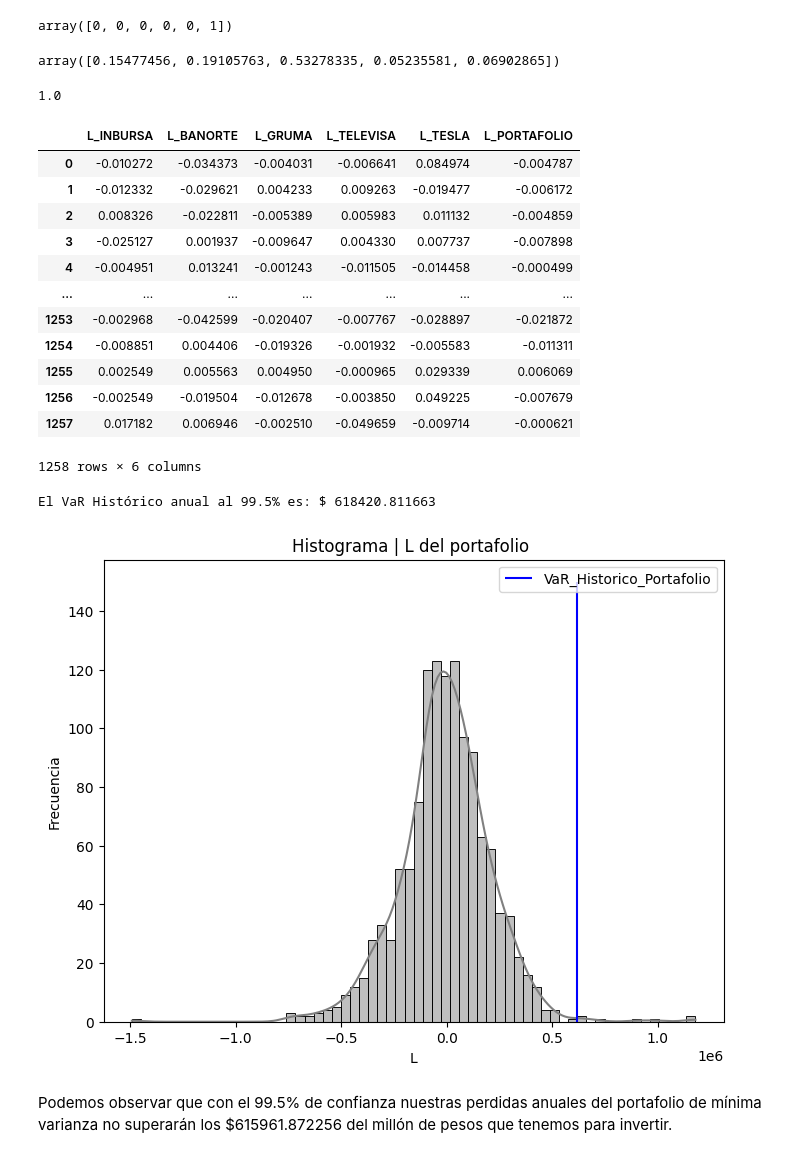
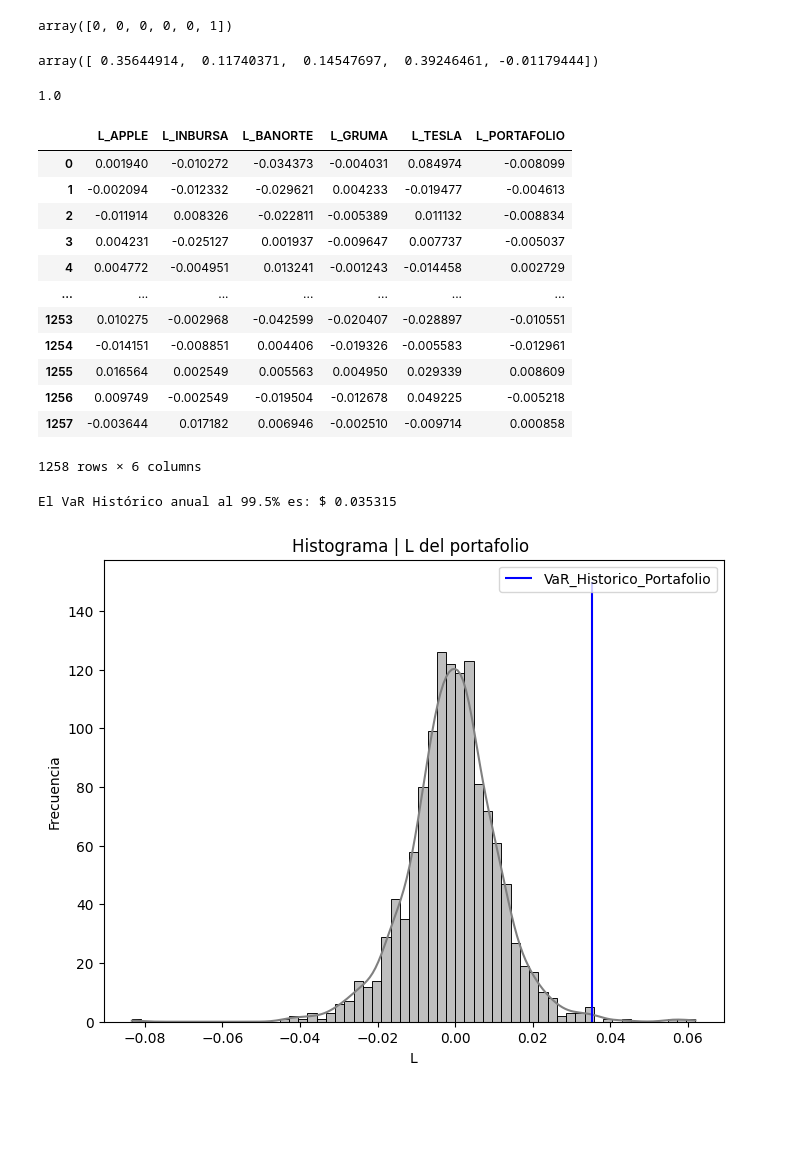
Before and after one commit to ArmandoActuaria524/University_Projects, a Jupyter notebook: Proyecto_VaR.ipynb, the cells around one changed output. Cells and saved outputs as stored; diff of their text form; code cells hidden in the pictures; blank space fills up the shorter version.

```diff
--- a/Proyecto_VaR.ipynb
+++ b/Proyecto_VaR.ipynb
@@ -488,6 +466,6 @@ df_1
 1259 rows × 6 columns
 # %%
-df_1.columns = ['Fecha', 'INBURSA' ,'BANORTE','GRUMA', 'TELEVISA','TESLA']
+df_1.columns = ['Fecha', 'APPLE','INBURSA' ,'BANORTE','GRUMA','TESLA']
 # %%
 for i in df_1.columns[1:]:
   df_1[i + '_rend'] = np.log(df_1[i]/df_1[i].shift(1))
@@ -526,8 +504,8 @@ rend_anual2
 | E_TESLA | 0.001596 |
 # %%
 #Matriz de Varianzas y covarianza
-matriz_var2 = df_1[['INBURSA_rend' ,'BANORTE_rend','GRUMA_rend', 'TELEVISA_rend','TESLA_rend']].cov().values
-mvc2=pd.DataFrame(matriz_var2,index=['INBURSA' ,'BANORTE','GRUMA', 'TELEVISA','TESLA'],columns=['INBURSA' ,'BANORTE','GRUMA', 'TELEVISA','TESLA'])
+matriz_var2 = df_1[['APPLE_rend','INBURSA_rend' ,'BANORTE_rend','GRUMA_rend','TESLA_rend']].cov().values
+mvc2=pd.DataFrame(matriz_var2,index=['APPLE','INBURSA' ,'BANORTE','GRUMA','TESLA'],columns=['APPLE','INBURSA' ,'BANORTE','GRUMA','TESLA'])
 
 mvc2
 # %% [output]
@@ -565,7 +543,7 @@ array([0, 0, 0, 0, 0, 1])
 w_mv2 = np.dot(np.linalg.inv(matriz_var_ext2), aux2)[:-1]
 w_mv2
 # %% [output]
-array([0.15477456, 0.19105763, 0.53278335, 0.05235581, 0.06902865])
+array([ 0.35644914,  0.11740371,  0.14547697,  0.39246461, -0.01179444])
 # %%
 sum(w_mv2) #Confirmamos que si suma 1
 # %% [output]
@@ -573,45 +551,45 @@ sum(w_mv2) #Confirmamos que si suma 1
 # %%
 data=pd.DataFrame()
 # %%
+#Creamos la funcion de perdidas y ganancias de cada emisora
+data['L_APPLE']=-df_1['APPLE_rend']
 data['L_INBURSA']=-df_1['INBURSA_rend']
 data['L_BANORTE']=-df_1['BANORTE_rend']
 data['L_GRUMA']=-df_1['GRUMA_rend']
-data['L_TELEVISA']=-df_1['TELEVISA_rend']
 data['L_TESLA']=-df_1['TESLA_rend']
 # %%
-data['L_PORTAFOLIO']=w_mv2[0]*data['L_INBURSA']+w_mv2[1]*data['L_BANORTE']+w_mv2[2]*data['L_GRUMA']+w_mv2[3]*data['L_TELEVISA']+w_mv2[4]*data['L_TESLA']
+#Utilizando el portafolio de mínima varianza y las L de cada emisora creamos la función de péridas y ganancias del portafolio
+data['L_PORTAFOLIO']=w_mv2[0]*data['L_APPLE']+w_mv2[1]*data['L_INBURSA']+w_mv2[2]*data['L_BANORTE']+w_mv2[3]*data['L_GRUMA']+w_mv2[4]*data['L_TESLA']
 data
 # %% [output]
-|  | L_INBURSA | L_BANORTE | L_GRUMA | L_TELEVISA | L_TESLA | L_PORTAFOLIO |
-| 0 | -0.010272 | -0.034373 | -0.004031 | -0.006641 | 0.084974 | -0.004787 |
-| 1 | -0.012332 | -0.029621 | 0.004233 | 0.009263 | -0.019477 | -0.006172 |
-| 2 | 0.008326 | -0.022811 | -0.005389 | 0.005983 | 0.011132 | -0.004859 |
-| 3 | -0.025127 | 0.001937 | -0.009647 | 0.004330 | 0.007737 | -0.007898 |
-| 4 | -0.004951 | 0.013241 | -0.001243 | -0.011505 | -0.014458 | -0.000499 |
+|  | L_APPLE | L_INBURSA | L_BANORTE | L_GRUMA | L_TESLA | L_PORTAFOLIO |
+| 0 | 0.001940 | -0.010272 | -0.034373 | -0.004031 | 0.084974 | -0.008099 |
+| 1 | -0.002094 | -0.012332 | -0.029621 | 0.004233 | -0.019477 | -0.004613 |
+| 2 | -0.011914 | 0.008326 | -0.022811 | -0.005389 | 0.011132 | -0.008834 |
+| 3 | 0.004231 | -0.025127 | 0.001937 | -0.009647 | 0.007737 | -0.005037 |
+| 4 | 0.004772 | -0.004951 | 0.013241 | -0.001243 | -0.014458 | 0.002729 |
 | ... | ... | ... | ... | ... | ... | ... |
-| 1253 | -0.002968 | -0.042599 | -0.020407 | -0.007767 | -0.028897 | -0.021872 |
-| 1254 | -0.008851 | 0.004406 | -0.019326 | -0.001932 | -0.005583 | -0.011311 |
-| 1255 | 0.002549 | 0.005563 | 0.004950 | -0.000965 | 0.029339 | 0.006069 |
-| 1256 | -0.002549 | -0.019504 | -0.012678 | -0.003850 | 0.049225 | -0.007679 |
-| 1257 | 0.017182 | 0.006946 | -0.002510 | -0.049659 | -0.009714 | -0.000621 |
+| 1253 | 0.010275 | -0.002968 | -0.042599 | -0.020407 | -0.028897 | -0.010551 |
+| 1254 | -0.014151 | -0.008851 | 0.004406 | -0.019326 | -0.005583 | -0.012961 |
+| 1255 | 0.016564 | 0.002549 | 0.005563 | 0.004950 | 0.029339 | 0.008609 |
+| 1256 | 0.009749 | -0.002549 | -0.019504 | -0.012678 | 0.049225 | -0.005218 |
+| 1257 | -0.003644 | 0.017182 | 0.006946 | -0.002510 | -0.009714 | 0.000858 |
 1258 rows × 6 columns
 # %%
 #VaR Historico
-VaR_Historico =math.sqrt(252)*( np.percentile(data['L_PORTAFOLIO'], 99.5))*1000000
+VaR_Historico =( np.percentile(data['L_PORTAFOLIO'], 99.5))
 print("El VaR Histórico anual al " + str((99.5)) + '% es: $', str(np.round(VaR_Historico,6)))
 
 
 #Grafico de Histograma de L
 plt.figure(figsize=(8,6))
-sns.histplot(data=math.sqrt(252)* data['L_PORTAFOLIO']*1000000, kde= True,color = 'gray')
+sns.histplot(data=data['L_PORTAFOLIO'], kde= True,color = 'gray')
 plt.vlines(x=VaR_Historico, ymin = 0, ymax=150, color = 'blue',label='VaR_Historico_Portafolio')
 plt.xlabel('L')
 plt.ylabel('Frecuencia')
 plt.title('Histograma | L del portafolio ')
 plt.legend()
 plt.show()
 # %% [output]
-El VaR Histórico anual al 99.5% es: $ 618420.811663
+El VaR Histórico anual al 99.5% es: $ 0.035315
-[figure, old version]
+[figure, new version]
-# %% [markdown]
-Podemos observar que con el 99.5% de confianza nuestras perdidas anuales del portafolio de mínima varianza no superarán los $615961.872256 del millón de pesos que tenemos para invertir.
```
Also changed, not shown: parts of 32 cells of this notebook.
